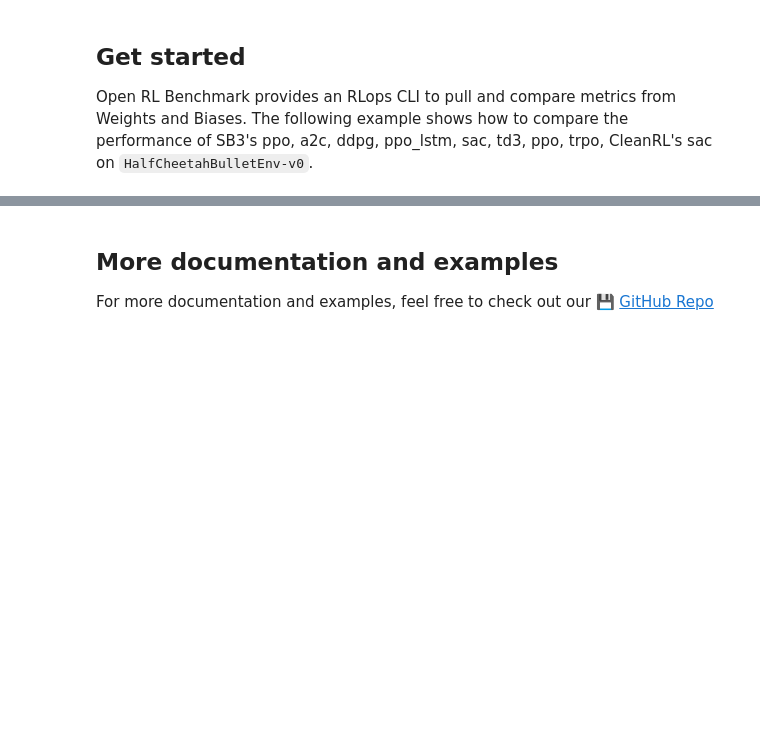
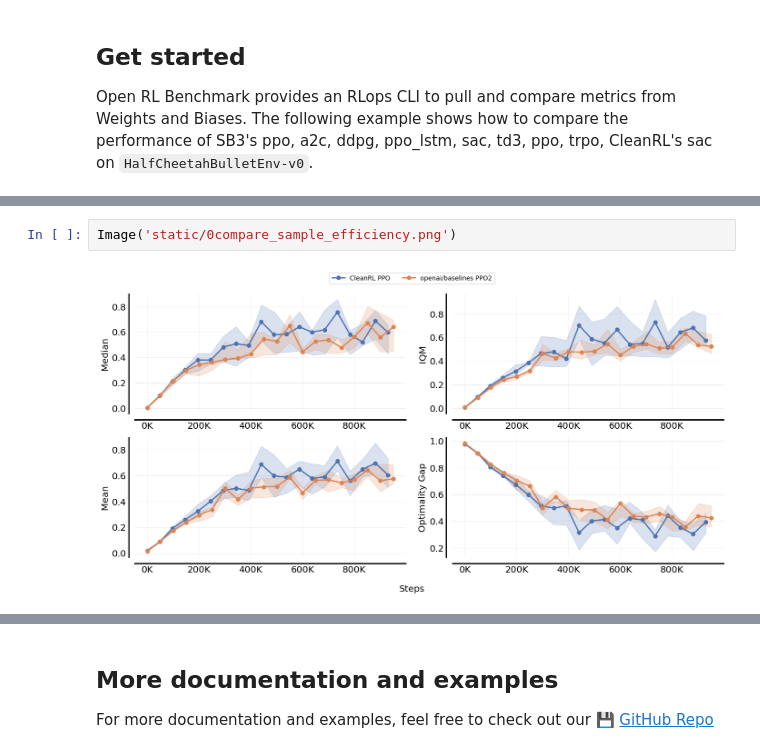
Before and after one commit to openrlbenchmark/openrlbenchmark, a Jupyter notebook: README.ipynb, the cells around one changed output, grey strips where cells are left out. Cells and saved outputs as stored; diff of their text form; blank space fills up the shorter version.

```diff
--- a/README.ipynb
+++ b/README.ipynb
@@ -101,0 +117,4 @@ Image('compare.png')
+# %%
+Image('static/0compare_sample_efficiency.png')
+# %% [output]
+[figure, added]
```
Also changed, not shown: parts of 12 cells of this notebook, 25 other files.
